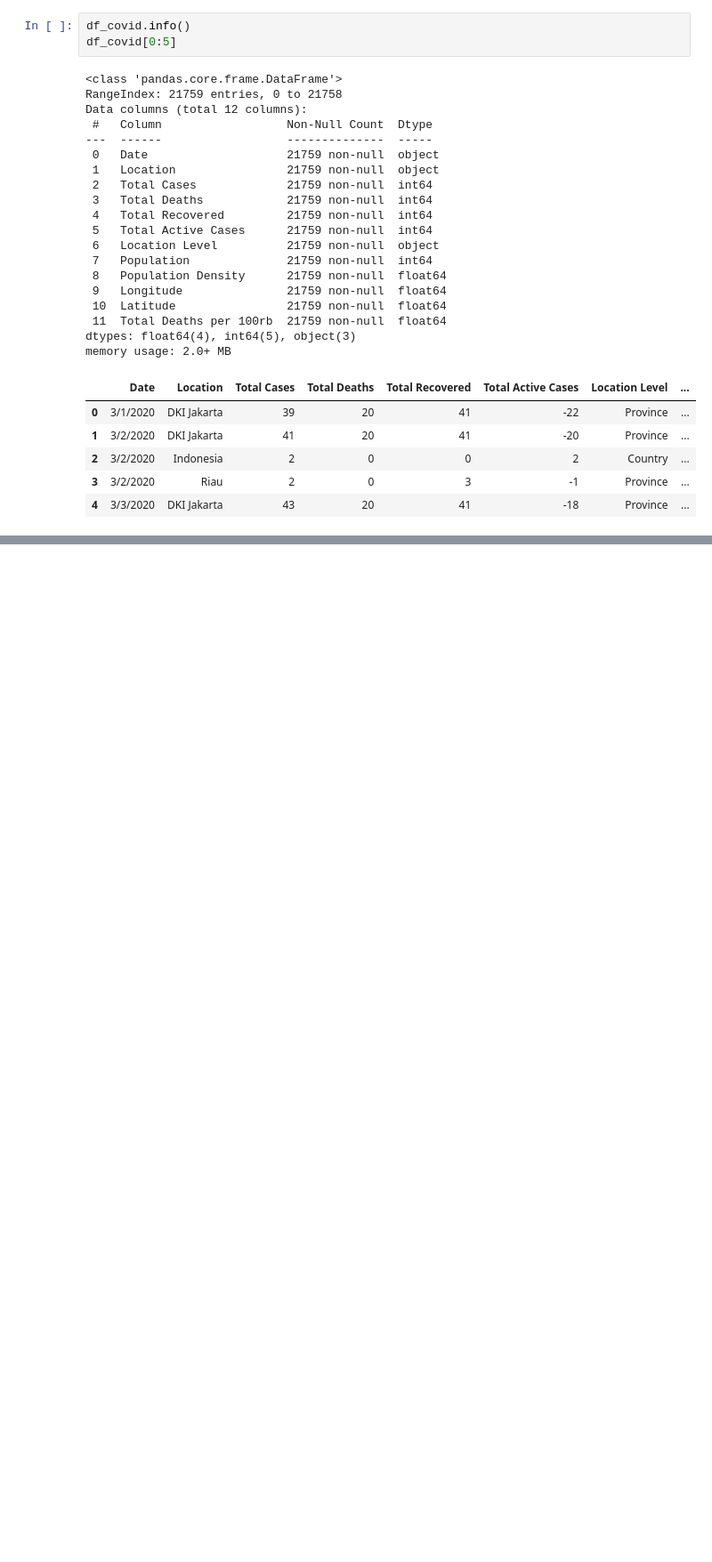
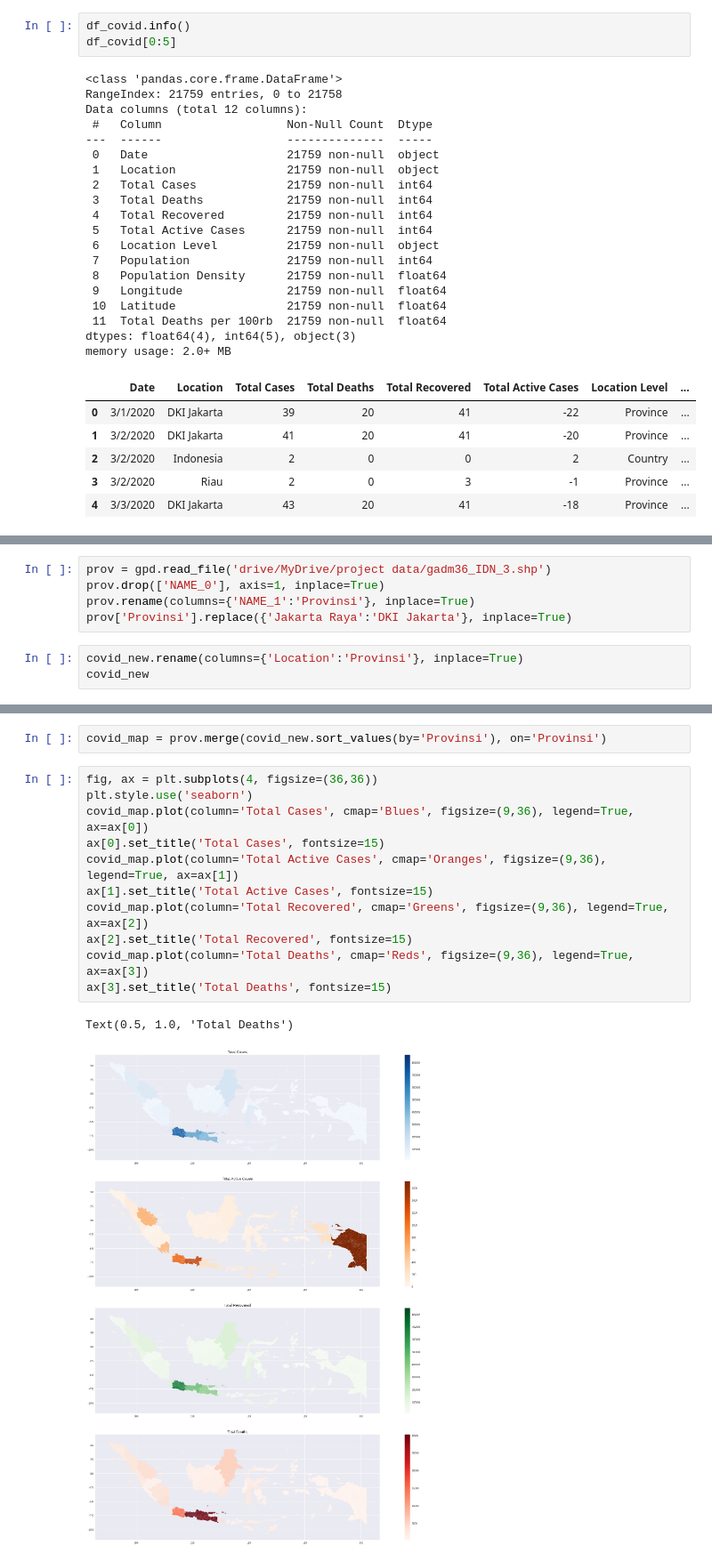
Before and after one commit to azizpambayun/project, a Jupyter notebook: covid_19_analysis_and_visualization_in_Indonesia.ipynb, the cells around one changed output, grey strips where cells are left out. Shown at 89% size. Cells and saved outputs as stored; diff of their text form; blank space fills up the shorter version.

```diff
--- a/covid_19_analysis_and_visualization_in_Indonesia.ipynb
+++ b/covid_19_analysis_and_visualization_in_Indonesia.ipynb
@@ -604,0 +603,8 @@ prov = gpd.read_file('drive/MyDrive/project data/gadm36_IDN_3.shp')
+# %%
+prov = gpd.read_file('drive/MyDrive/project data/gadm36_IDN_3.shp')
+prov.drop(['NAME_0'], axis=1, inplace=True)
+prov.rename(columns={'NAME_1':'Provinsi'}, inplace=True)
+prov['Provinsi'].replace({'Jakarta Raya':'DKI Jakarta'}, inplace=True)
+# %%
+covid_new.rename(columns={'Location':'Provinsi'}, inplace=True)
+covid_new
@@ -604,0 +633,16 @@ prov = gpd.read_file('drive/MyDrive/project data/gadm36_IDN_3.shp')
+# %%
+covid_map = prov.merge(covid_new.sort_values(by='Provinsi'), on='Provinsi')
+# %%
+fig, ax = plt.subplots(4, figsize=(36,36))
+plt.style.use('seaborn')
+covid_map.plot(column='Total Cases', cmap='Blues', figsize=(9,36), legend=True, ax=ax[0])
+ax[0].set_title('Total Cases', fontsize=15)
+covid_map.plot(column='Total Active Cases', cmap='Oranges', figsize=(9,36), legend=True, ax=ax[1])
+ax[1].set_title('Total Active Cases', fontsize=15)
+covid_map.plot(column='Total Recovered', cmap='Greens', figsize=(9,36), legend=True, ax=ax[2])
+ax[2].set_title('Total Recovered', fontsize=15)
+covid_map.plot(column='Total Deaths', cmap='Reds', figsize=(9,36), legend=True, ax=ax[3])
+ax[3].set_title('Total Deaths', fontsize=15)
+# %% [output]
+Text(0.5, 1.0, 'Total Deaths')
+[figure, added]
```
Also changed, not shown: parts of 5 cells of this notebook.
